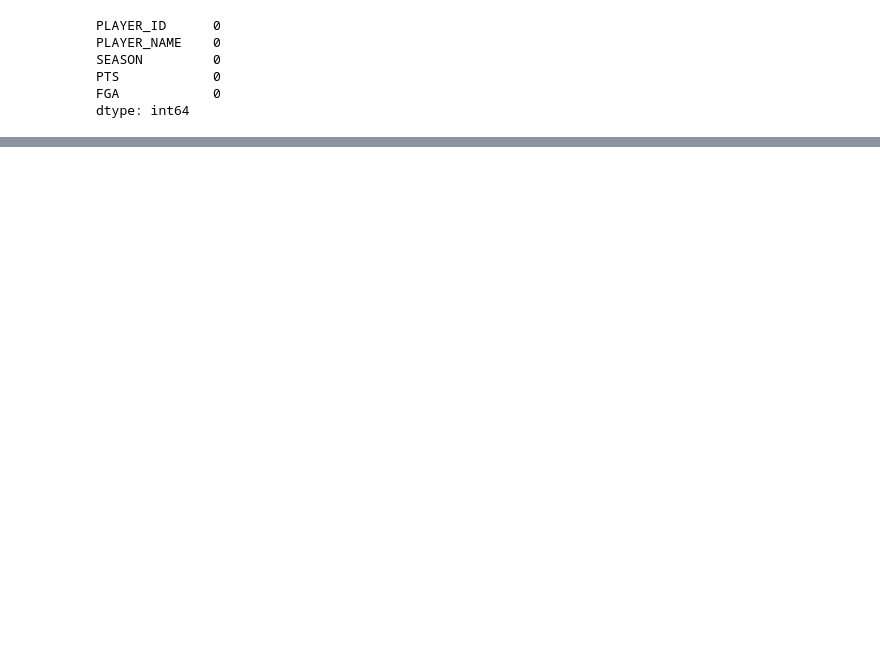
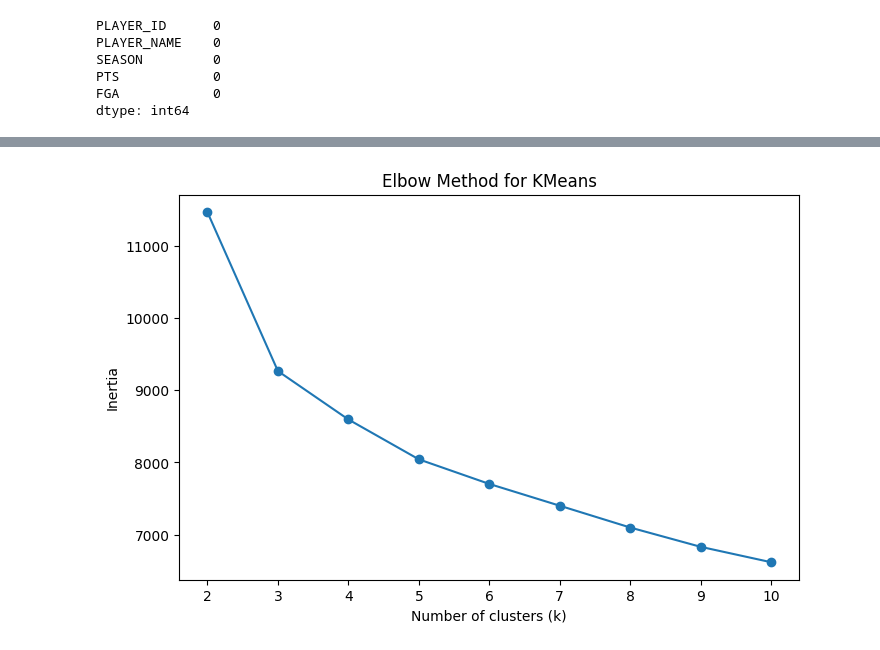
Before and after one commit to matthewellishanson/machine-learning-nba, a Jupyter notebook: firstnotebook.ipynb, the cells around one changed output, grey strips where cells are left out. Drawn from its saved outputs; the diff is of its cells as text; code cells hidden in the pictures; blank space fills up the shorter version.

```diff
--- a/firstnotebook.ipynb
+++ b/firstnotebook.ipynb
@@ -190,0 +317,20 @@ dtype: int64
+# %%
+# test the limits of kmeans clustering with the elbow method
+
+inertias = []
+K_RANGE = range(2, 11)
+
+for k in K_RANGE:
+    kmeans = KMeans(n_clusters=k, random_state=42, n_init=10)
+    kmeans.fit(X_scaled)
+    inertias.append(kmeans.inertia_)
+
+plt.figure(figsize=(8, 5))
+plt.plot(K_RANGE, inertias, marker='o')
+plt.xlabel("Number of clusters (k)")
+plt.ylabel("Inertia")
+plt.title("Elbow Method for KMeans")
+plt.savefig('kmeans_elbow_method.png', dpi=300, bbox_inches='tight')
+plt.show()
+# %% [output]
+[figure, added]
```
Also changed, not shown: parts of 17 cells of this notebook, 5 other files.
